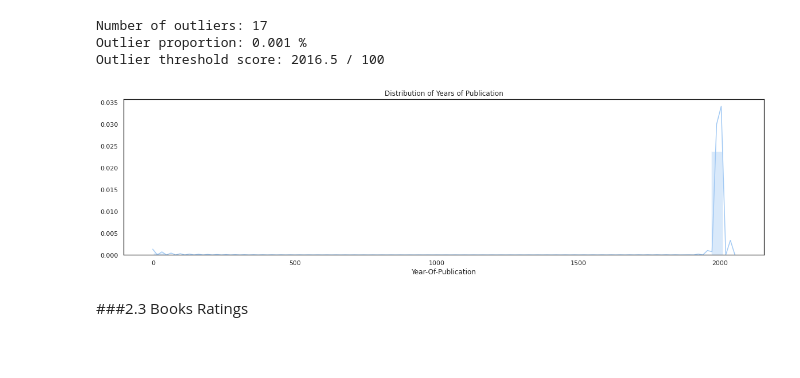
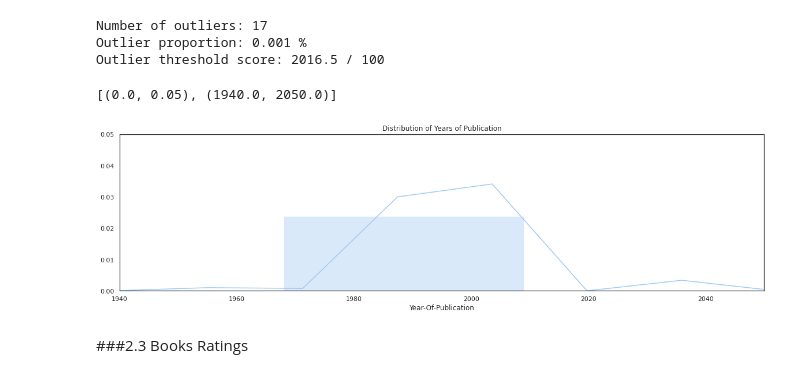
Before and after one commit to vivitc/deep-learning-books, a Jupyter notebook: Trabalho_DL_Books.ipynb, the cells around one changed output. Cells and saved outputs as stored; diff of their text form; code cells hidden in the pictures; blank space fills up the shorter version.

```diff
--- a/Trabalho_DL_Books.ipynb
+++ b/Trabalho_DL_Books.ipynb
@@ -324,10 +326,12 @@ Outlier threshold score: 2016.5 / 100
 # %%
 #Histograma com distribuição dos anos de publicação
 plt.figure(figsize=(20,5))
 plt.title("Distribution of Years of Publication")
 ax = sns.distplot(df_book["Year-Of-Publication"])
+ax.set(xlim=(1940, 2050), ylim=(0, 0.05))
 # %% [output]
+[(0.0, 0.05), (1940.0, 2050.0)]
-[figure, old version]
+[figure, new version]
 # %% [markdown]
 ###2.3 Books Ratings
 # %%
```
Also changed, not shown: parts of 4 cells of this notebook.
